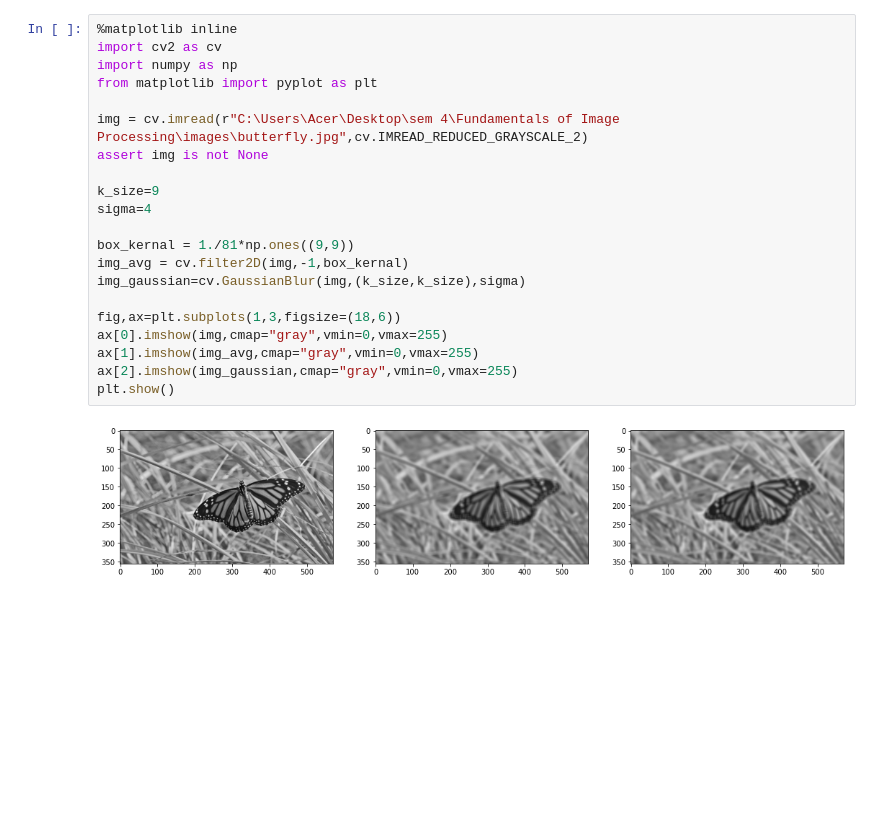
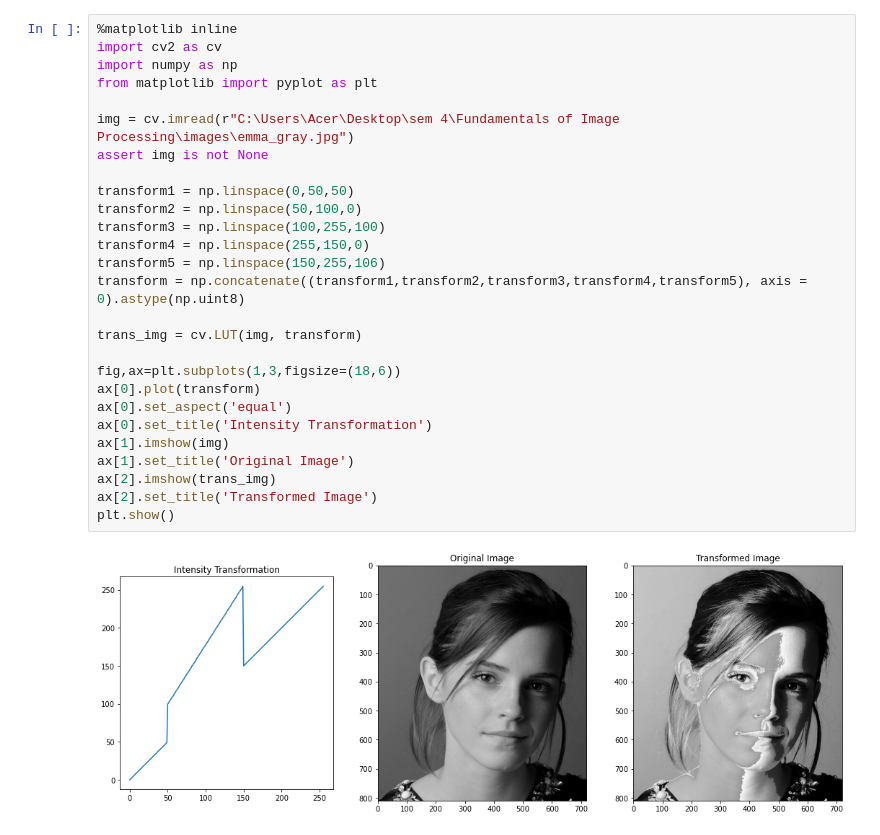
Before and after one commit to Tilan619/EN2550, a Jupyter notebook: assignment01.ipynb, the cells around one changed output. Saved outputs shown, nothing was run; the diff lists cells and outputs as text; blank space fills up the shorter version.

```diff
--- a/assignment01.ipynb
+++ b/assignment01.ipynb
@@ -1,23 +1,29 @@
 # %%
 %matplotlib inline
 import cv2 as cv
 import numpy as np
 from matplotlib import pyplot as plt
 
-img = cv.imread(r"C:\Users\Acer\Desktop\sem 4\Fundamentals of Image Processing\images\butterfly.jpg",cv.IMREAD_REDUCED_GRAYSCALE_2)
+img = cv.imread(r"C:\Users\Acer\Desktop\sem 4\Fundamentals of Image Processing\images\emma_gray.jpg")
 assert img is not None
 
-k_size=9
-sigma=4
+transform1 = np.linspace(0,50,50)
+transform2 = np.linspace(50,100,0)
+transform3 = np.linspace(100,255,100)
+transform4 = np.linspace(255,150,0)
+transform5 = np.linspace(150,255,106)
+transform = np.concatenate((transform1,transform2,transform3,transform4,transform5), axis = 0).astype(np.uint8)
 
-box_kernal = 1./81*np.ones((9,9))
-img_avg = cv.filter2D(img,-1,box_kernal)
-img_gaussian=cv.GaussianBlur(img,(k_size,k_size),sigma)
+trans_img = cv.LUT(img, transform)
 
 fig,ax=plt.subplots(1,3,figsize=(18,6))
-ax[0].imshow(img,cmap="gray",vmin=0,vmax=255)
-ax[1].imshow(img_avg,cmap="gray",vmin=0,vmax=255)
-ax[2].imshow(img_gaussian,cmap="gray",vmin=0,vmax=255)
+ax[0].plot(transform)
+ax[0].set_aspect('equal')
+ax[0].set_title('Intensity Transformation')
+ax[1].imshow(img)
+ax[1].set_title('Original Image')
+ax[2].imshow(trans_img)
+ax[2].set_title('Transformed Image')
 plt.show()
 # %% [output]
-[figure, old version]
+[figure, new version]
```
